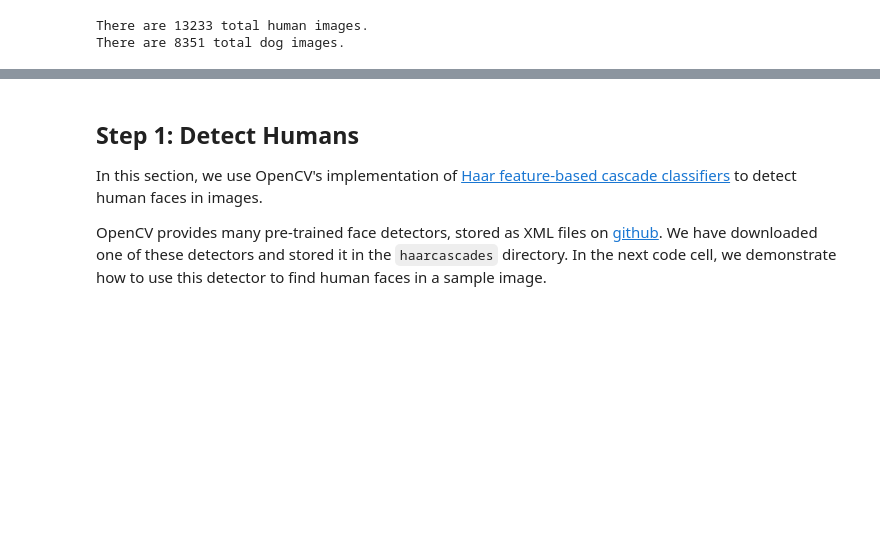
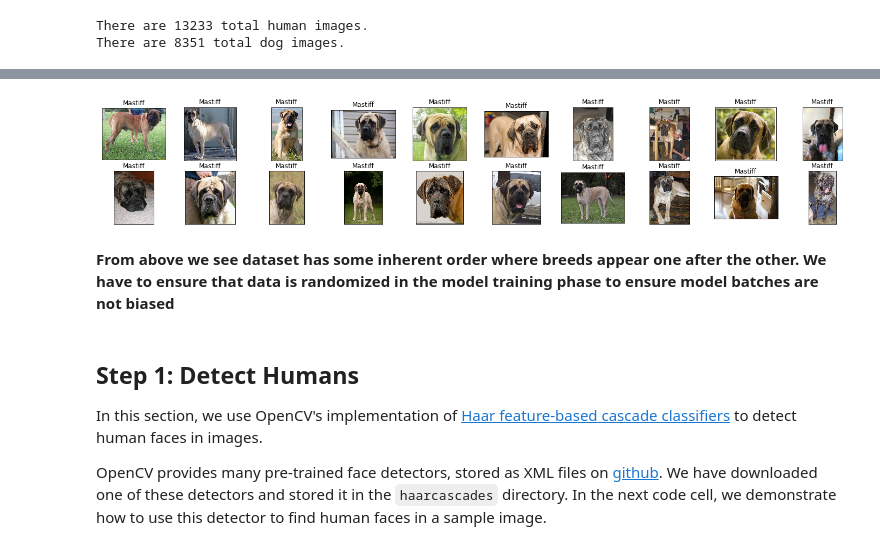
Before and after one commit to jbronyah/dog-breed-classifier, a Jupyter notebook: dog_app_pytorch.ipynb, the cells around one changed output, grey strips where cells are left out. Cells and saved outputs as stored; diff of their text form; code cells hidden in the pictures; blank space fills up the shorter version.

```diff
--- a/dog_app_pytorch.ipynb
+++ b/dog_app_pytorch.ipynb
@@ -70,3 +132,17 @@ There are 8351 total dog images.
+# %%
+# plot sample images
+
+fig = plt.figure(figsize=(25, 4))
+# display 20 images
+for idx in np.arange(20):
+    ax = fig.add_subplot(2, 20/2, idx+1, xticks=[], yticks=[])
+    img=Image.open(dog_files[idx])
+    plt.imshow(img)
+    ax.set_title(dog_files[idx].split('/')[4][4:])
+# %% [output]
+[figure, added]
+# %% [markdown]
+**From above we see dataset has some inherent order where breeds appear one after the other. We have to ensure that data is  randomized in the model training phase to ensure model batches are not biased**
 # %% [markdown]
 <a id='step1'></a>
 ## Step 1: Detect Humans
```
Also changed, not shown: parts of 11 cells of this notebook, 1 other file.
